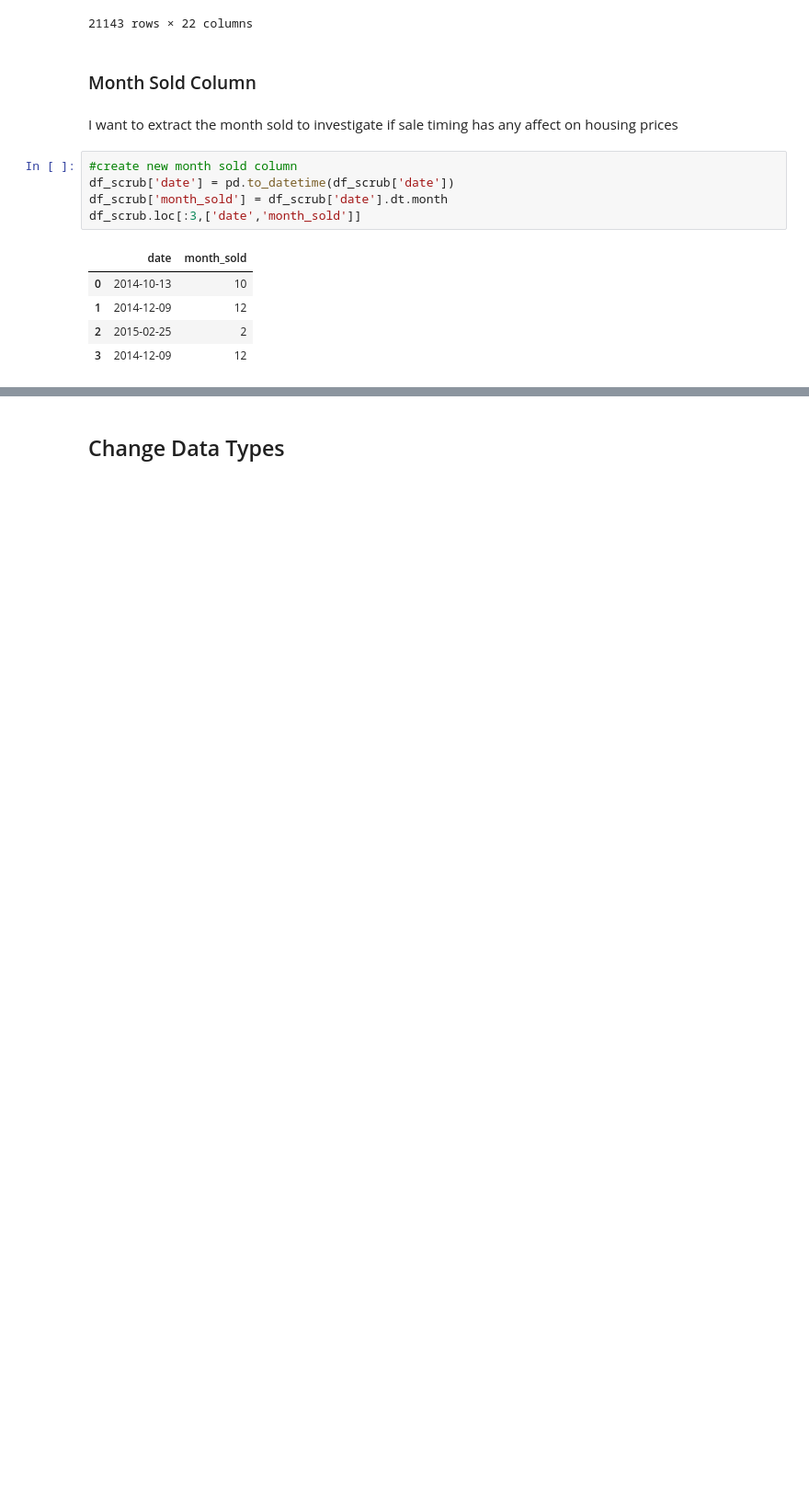
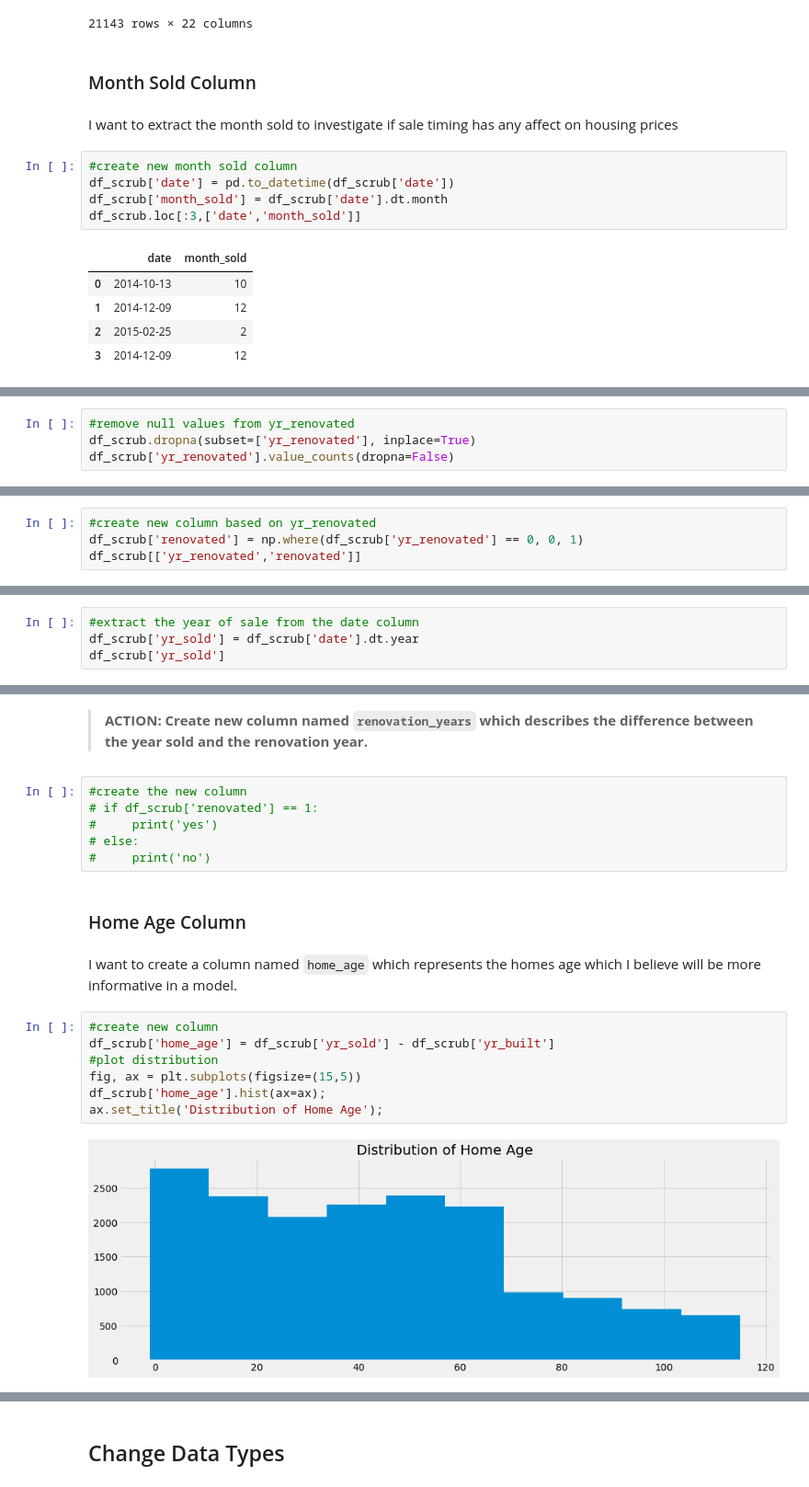
Before and after one commit to bentson1187/dsc-phase-2-project, a Jupyter notebook: Bentson, Brian Phase 2 Project.ipynb, the cells around one changed output, grey strips where cells are left out. Shown at 92% size. Drawn from its saved outputs; the diff is of its cells as text; blank space fills up the shorter version.

```diff
--- a/Bentson, Brian Phase 2 Project.ipynb
+++ b/Bentson, Brian Phase 2 Project.ipynb
@@ -234,0 +328,4 @@ df_scrub.loc[:3,['date','month_sold']]
+# %%
+#remove null values from yr_renovated
+df_scrub.dropna(subset=['yr_renovated'], inplace=True)
+df_scrub['yr_renovated'].value_counts(dropna=False)
@@ -234,0 +347,4 @@ df_scrub.loc[:3,['date','month_sold']]
+# %%
+#create new column based on yr_renovated
+df_scrub['renovated'] = np.where(df_scrub['yr_renovated'] == 0, 0, 1)
+df_scrub[['yr_renovated','renovated']]
@@ -234,0 +376,4 @@ df_scrub.loc[:3,['date','month_sold']]
+# %%
+#extract the year of sale from the date column
+df_scrub['yr_sold'] = df_scrub['date'].dt.year
+df_scrub['yr_sold']
@@ -235 +393,22 @@ df_scrub.loc[:3,['date','month_sold']]
+# %% [markdown]
+> **ACTION: Create new column named `renovation_years` which describes the difference between the year sold and the renovation year.**
+# %%
+#create the new column
+# if df_scrub['renovated'] == 1:
+#     print('yes')
+# else:
+#     print('no')
+# %% [markdown]
+### Home Age Column
+# %% [markdown]
+I want to create a column named `home_age` which represents the homes age which I believe will be more informative in a model.
+# %%
+#create new column
+df_scrub['home_age'] = df_scrub['yr_sold'] - df_scrub['yr_built']
+#plot distribution
+fig, ax = plt.subplots(figsize=(15,5))
+df_scrub['home_age'].hist(ax=ax);
+ax.set_title('Distribution of Home Age');
+# %% [output]
+[figure, added]
 # %% [markdown]
```
Also changed, not shown: parts of 71 cells of this notebook.
